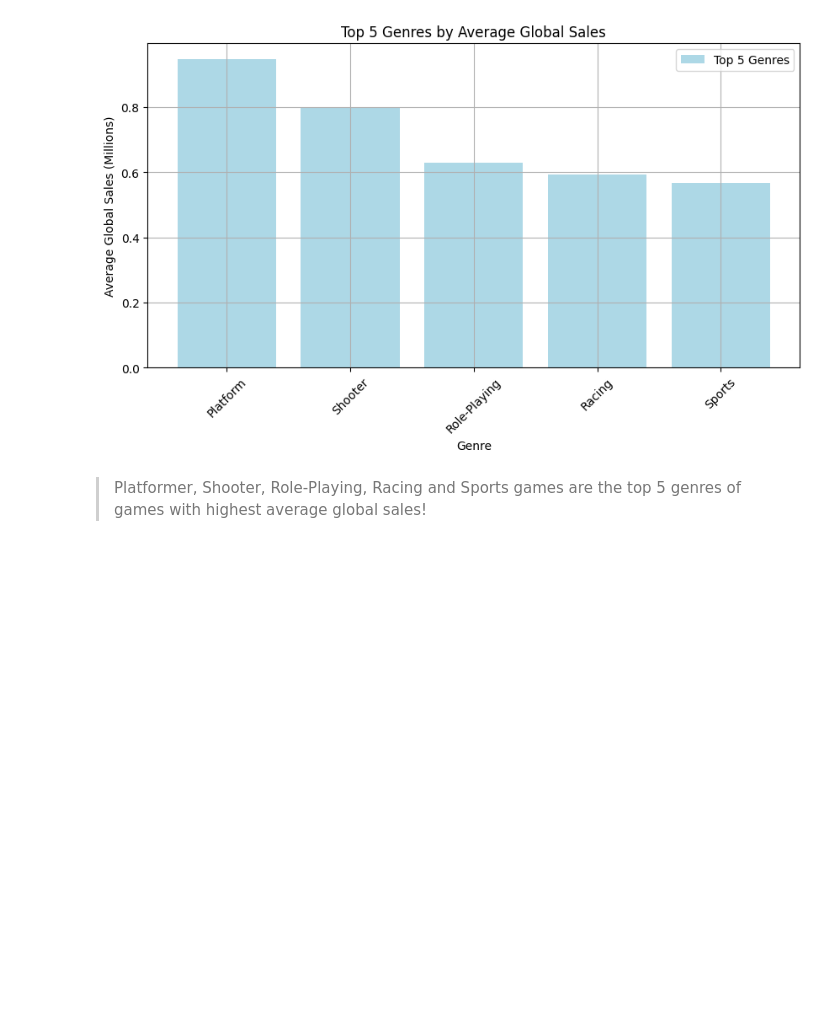
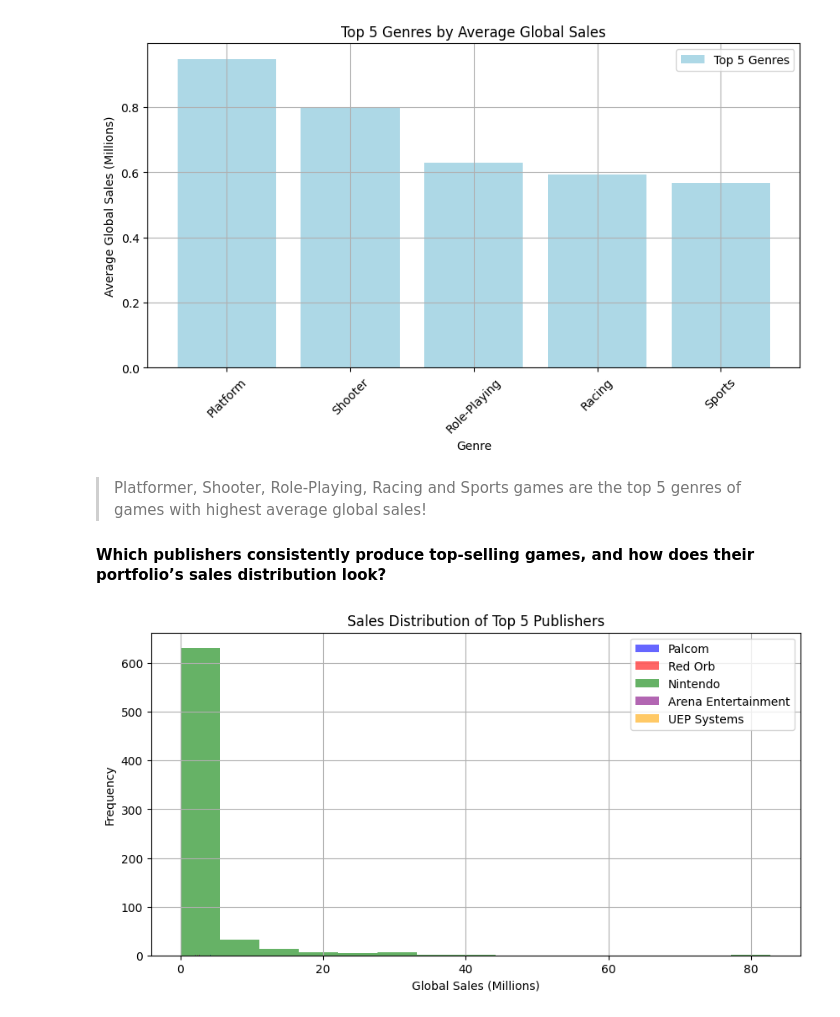
Before and after one commit to Darknight47/Data-Science-Projects-03, a Jupyter notebook: Sales_Prediction.ipynb, the cells around one changed output. Drawn from its saved outputs; the diff is of its cells as text; code cells hidden in the pictures; blank space fills up the shorter version.

Commit message:
publisher consistenly produced top-selling games

```diff
--- a/Sales_Prediction.ipynb
+++ b/Sales_Prediction.ipynb
@@ -160,3 +160,30 @@ plt.show()
 [figure]
 # %% [markdown]
 > Platformer, Shooter, Role-Playing, Racing and Sports games are the top 5 genres of games with highest average global sales!
+
+#### Which publishers consistently produce top‐selling games, and how does their portfolio’s sales distribution look?
+# %%
+publishers_sales = cleaned_dataset.groupby('Publisher')['Global_Sales'].mean().reset_index()
+# %%
+# Sort and get top 5 publishers
+top_5_publishers = publishers_sales.sort_values(by='Global_Sales', ascending=False).head(5)
+# %%
+# Filter dataset for only top publishers
+df_top_publishers = cleaned_dataset[cleaned_dataset['Publisher'].isin(top_5_publishers['Publisher'])]
+# %%
+# Plot Sales Distribution
+plt.figure(figsize=(10, 5))
+colors = ['blue', 'red', 'green', 'purple', 'orange']  # Different colors for each publisher
+
+for i, publisher in enumerate(top_5_publishers['Publisher']):
+    subset = df_top_publishers[df_top_publishers['Publisher'] == publisher]
+    plt.hist(subset['Global_Sales'], bins=15, alpha=0.6, label=publisher, color=colors[i])
+
+plt.xlabel('Global Sales (Millions)')
+plt.ylabel('Frequency')
+plt.title('Sales Distribution of Top 5 Publishers')
+plt.legend()
+plt.grid()
+plt.show()
+# %% [output]
+[figure, added]
```
